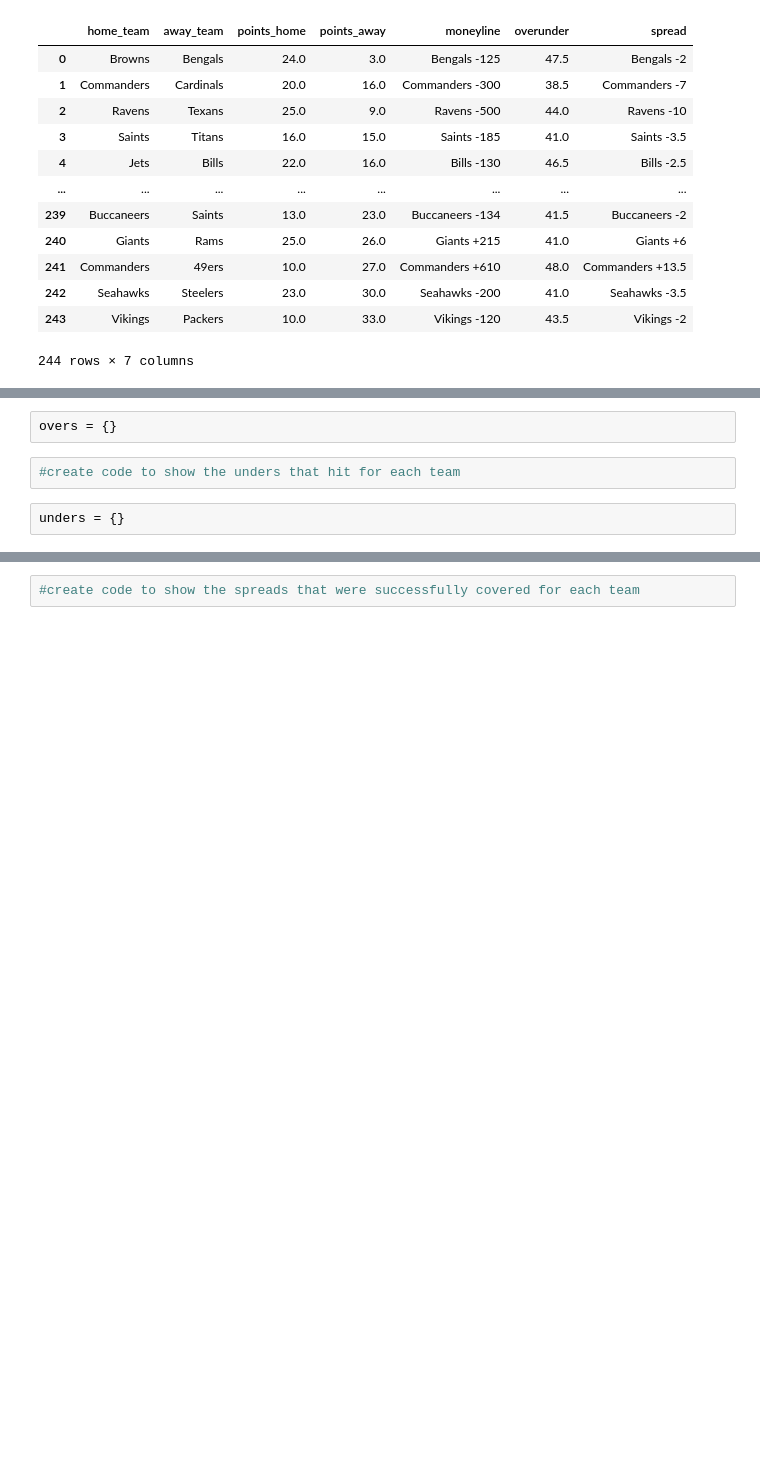
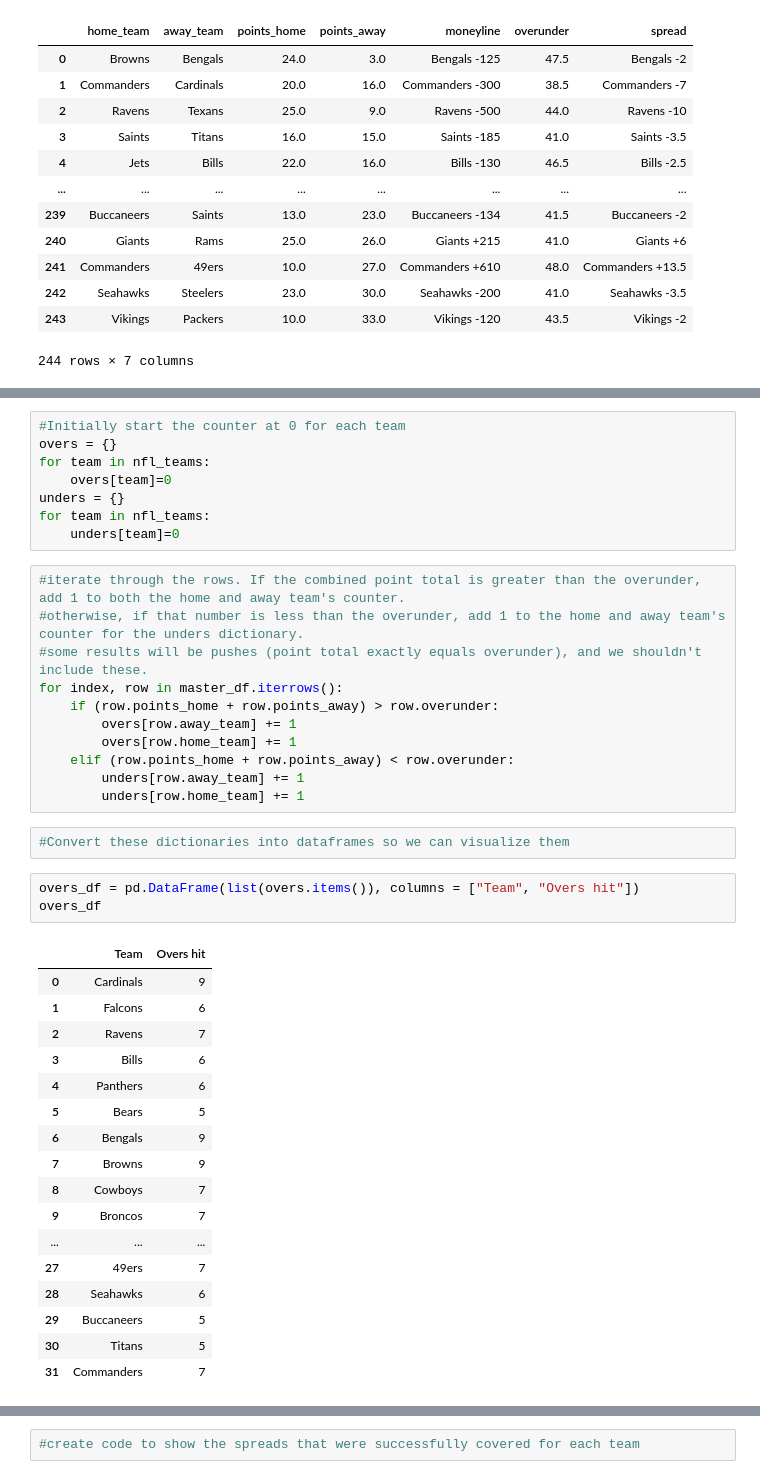
Before and after one commit to christian-a-smith/NFLproject, a Jupyter notebook: python-files/python_code.ipynb, the cells around one changed output, grey strips where cells are left out. Saved outputs shown, nothing was run; the diff lists cells and outputs as text; blank space fills up the shorter version.

Commit message:
uploading python code with completed dataframes for overs and unders

```diff
--- a/python-files/python_code.ipynb
+++ b/python-files/python_code.ipynb
@@ -193,6 +193,42 @@ master_df
 # %%
+#Initially start the counter at 0 for each team
 overs = {}
+for team in nfl_teams:
+    overs[team]=0
+unders = {}
+for team in nfl_teams:
+    unders[team]=0
-# %%
-#create code to show the unders that hit for each team
-# %%
-unders = {}
+# %%
+#iterate through the rows. If the combined point total is greater than the overunder, add 1 to both the home and away team's counter.
+#otherwise, if that number is less than the overunder, add 1 to the home and away team's counter for the unders dictionary.
+#some results will be pushes (point total exactly equals overunder), and we shouldn't include these.
+for index, row in master_df.iterrows():
+    if (row.points_home + row.points_away) > row.overunder:
+        overs[row.away_team] += 1
+        overs[row.home_team] += 1
+    elif (row.points_home + row.points_away) < row.overunder:
+        unders[row.away_team] += 1
+        unders[row.home_team] += 1
+# %%
+#Convert these dictionaries into dataframes so we can visualize them
+# %%
+overs_df = pd.DataFrame(list(overs.items()), columns = ["Team", "Overs hit"])
+overs_df
+# %% [output]
+|  | Team | Overs hit |
+| 0 | Cardinals | 9 |
+| 1 | Falcons | 6 |
+| 2 | Ravens | 7 |
+| 3 | Bills | 6 |
+| 4 | Panthers | 6 |
+| 5 | Bears | 5 |
+| 6 | Bengals | 9 |
+| 7 | Browns | 9 |
+| 8 | Cowboys | 7 |
+| 9 | Broncos | 7 |
+| ... | ... | ... |
+| 27 | 49ers | 7 |
+| 28 | Seahawks | 6 |
+| 29 | Buccaneers | 5 |
+| 30 | Titans | 5 |
+| 31 | Commanders | 7 |
```
Also changed, not shown: parts of 2 cells of this notebook.
